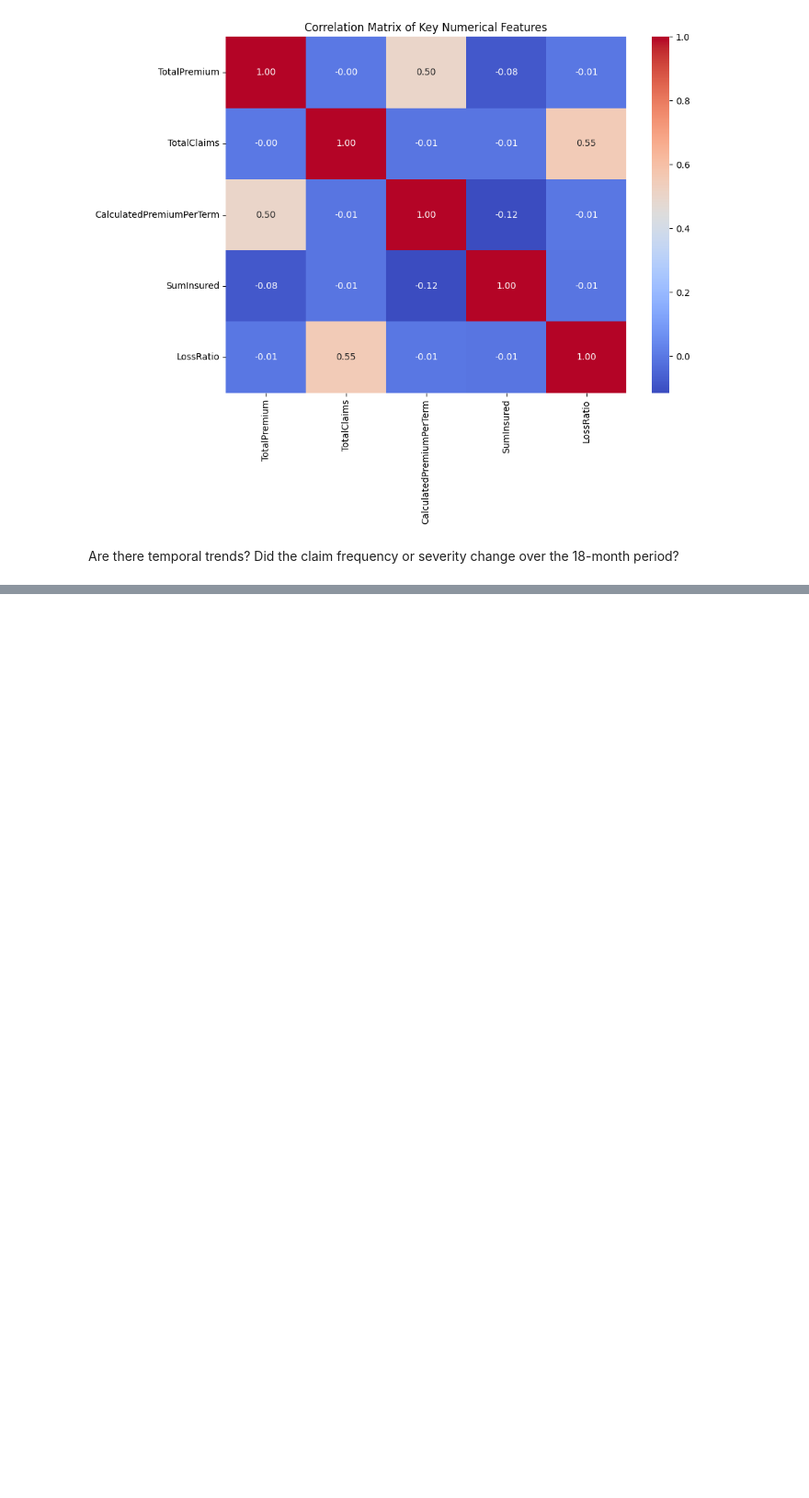
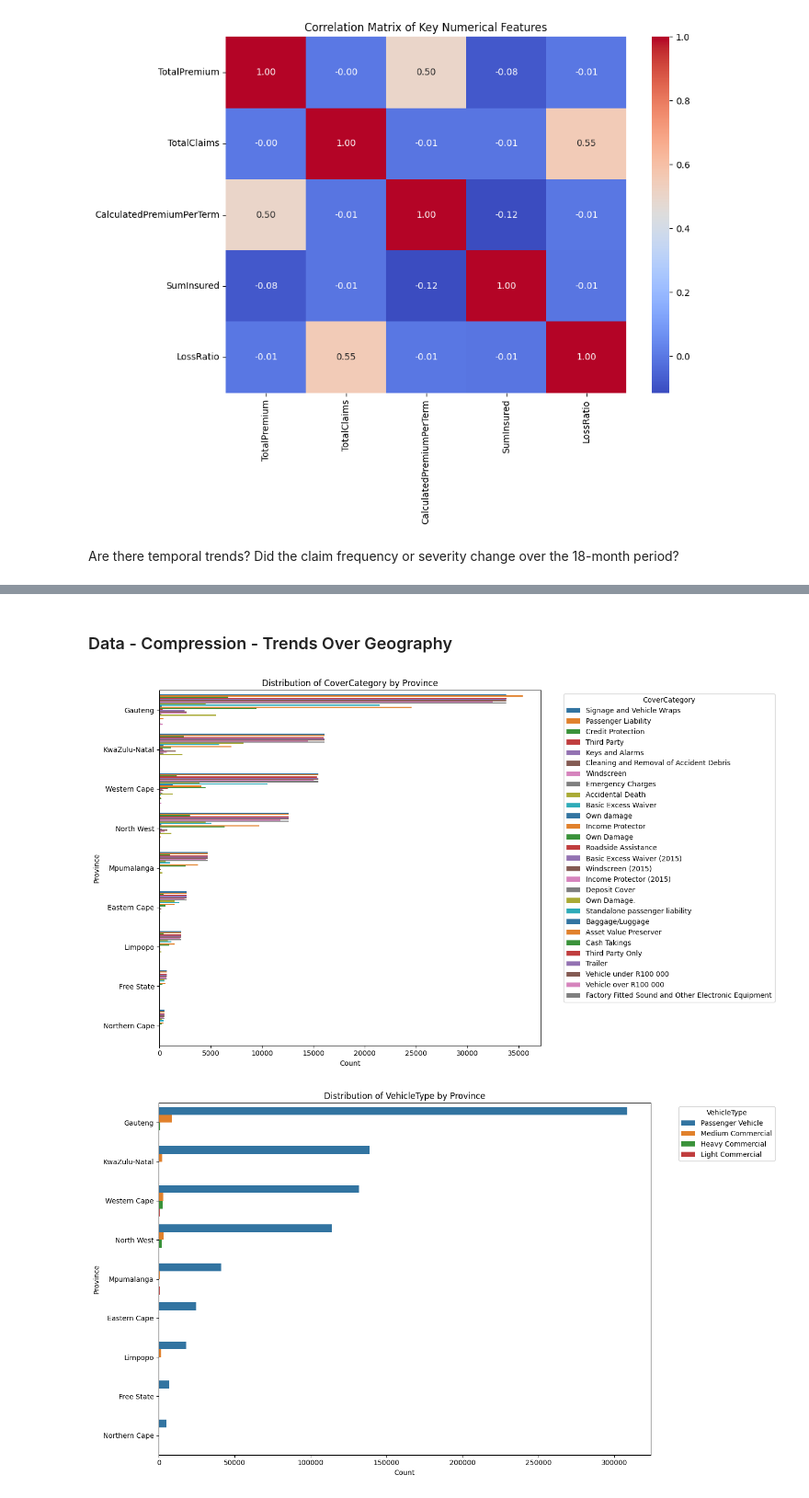
Before and after one commit to chalasimon/insurisk-analytics-and-predictive-modeling, a Jupyter notebook: notebooks/eda.ipynb, the cells around one changed output, grey strips where cells are left out. Shown at 92% size. Saved outputs shown, nothing was run; the diff lists cells and outputs as text; code cells hidden in the pictures; blank space fills up the shorter version.

Commit message:
feat: trends over by geography done

```diff
--- a/notebooks/eda.ipynb
+++ b/notebooks/eda.ipynb
@@ -384,0 +414,10 @@ visualization.analyze_monthly_trends()
+# %% [markdown]
+### Data - Compression - Trends Over Geography
+# %%
+# a comparison of `CoverCategory` distribution by 'Province'
+visualization.cover_category_distribution('Province','CoverCategory')
+# a comparison of `VehicleType` distribution by 'Province'
+visualization.cover_category_distribution('Province', 'VehicleType')
+# %% [output]
+[figure, added]
+[figure, added]
```
Also changed, not shown: parts of 5 cells of this notebook, 1 other file.
